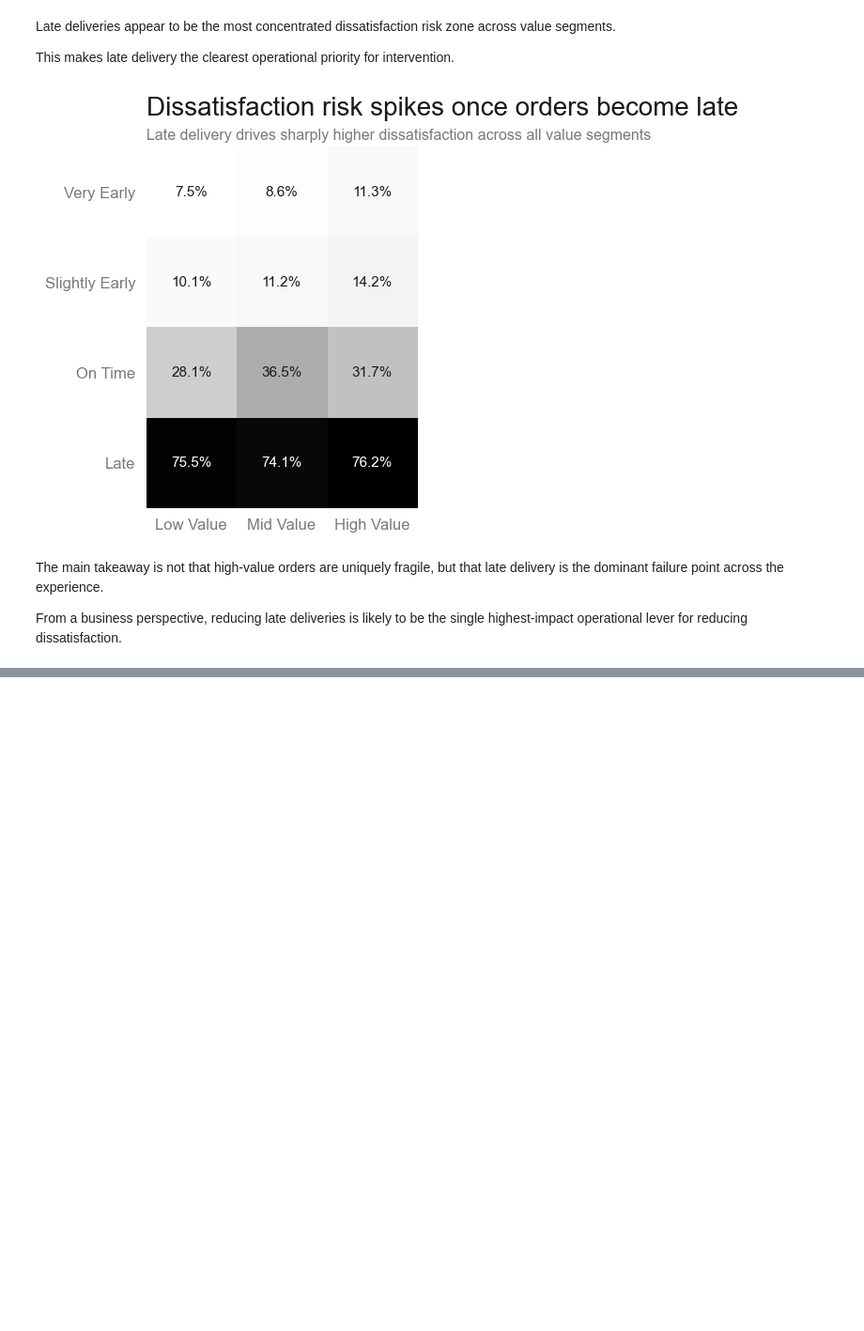
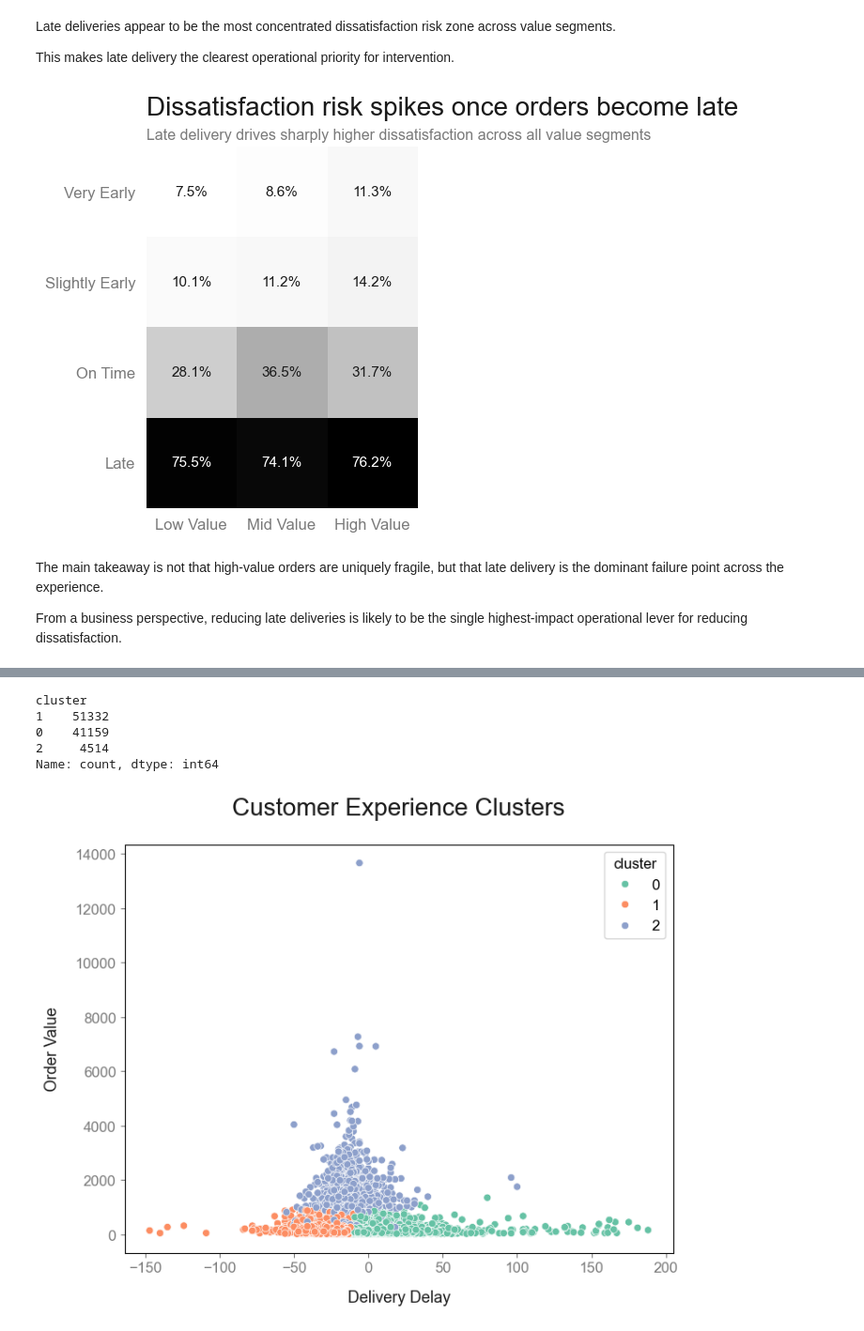
Before and after one commit to rachelv2/ecommerce-cx-dissatisfaction-prediction, a Jupyter notebook: notebooks/02_eda.ipynb, the cells around one changed output, grey strips where cells are left out. Shown at 94% size. Drawn from its saved outputs; the diff is of its cells as text; code cells hidden in the pictures; blank space fills up the shorter version.

```diff
--- a/notebooks/02_eda.ipynb
+++ b/notebooks/02_eda.ipynb
@@ -765,0 +771,53 @@ From a business perspective, reducing late deliveries is likely to be the single
+# %%
+from sklearn.preprocessing import StandardScaler
+from sklearn.cluster import KMeans
+
+# Select features for clustering
+cluster_features = [
+    "delivery_delay",
+    "order_value",
+    "product_count"
+]
+
+# Drop missing values (just in case)
+df_cluster = df[cluster_features].dropna().copy()
+
+# Scale features
+scaler = StandardScaler()
+X_scaled = scaler.fit_transform(df_cluster)
+
+# Run KMeans
+kmeans = KMeans(n_clusters=3, random_state=42)
+df_cluster["cluster"] = kmeans.fit_predict(X_scaled)
+
+# Attach cluster back to main dataframe (optional)
+df.loc[df_cluster.index, "cluster"] = df_cluster["cluster"]
+
+# View cluster sizes
+df_cluster["cluster"].value_counts()
+# %% [output]
+cluster
+1    51332
+0    41159
+2     4514
+Name: count, dtype: int64
+# %%
+import matplotlib.pyplot as plt
+
+plt.figure(figsize=(8,6))
+sns.scatterplot(
+    data=df_cluster,
+    x="delivery_delay",
+    y="order_value",
+    hue="cluster",
+    palette="Set2"
+)
+
+plt.title("Customer Experience Clusters")
+plt.xlabel("Delivery Delay")
+plt.ylabel("Order Value")
+plt.show()
+
+save_fig(fig, "13_cx_clusters.png")
+# %% [output]
+[figure, added]
```
Also changed, not shown: parts of 5 cells of this notebook, 6 other files.
